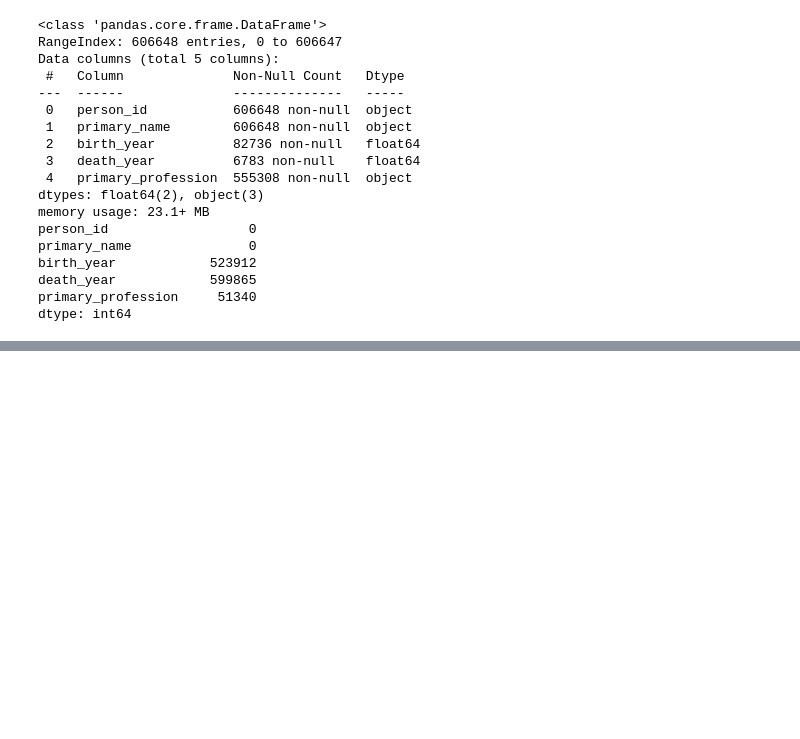
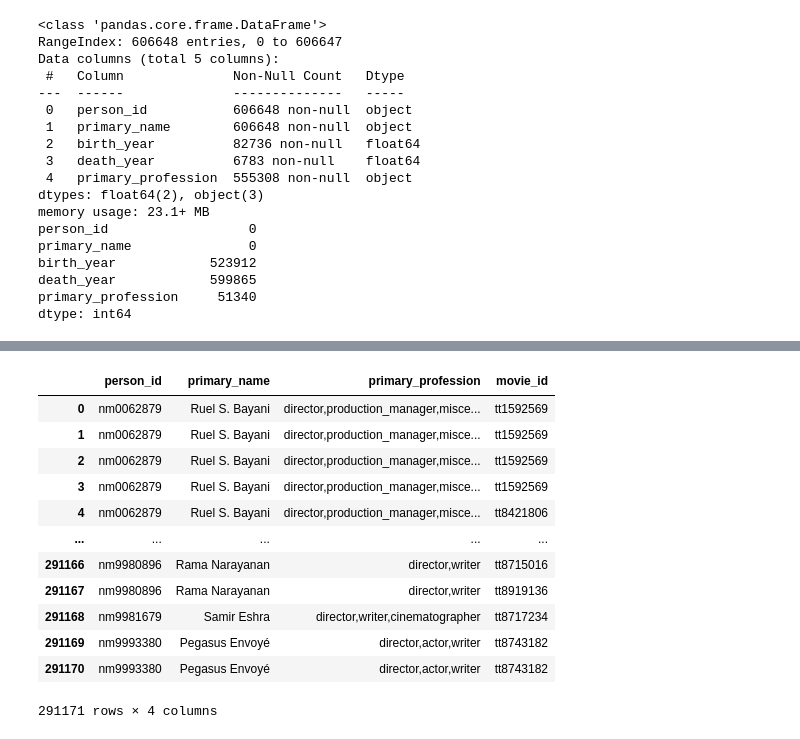
Before and after one commit to Arasirwa/stunning-computing-machine, a Jupyter notebook: notebooks/exploratory.ipynb, the cells around one changed output, grey strips where cells are left out. Cells and saved outputs as stored; diff of their text form; code cells hidden in the pictures; blank space fills up the shorter version.

```diff
--- a/notebooks/exploratory.ipynb
+++ b/notebooks/exploratory.ipynb
@@ -418,4 +469,4 @@ dtype: int64
 # %%
-persons_cp['primary_profession'].fillna('unknown',inplace = True)
+persons_cp['primary_profession'].fillna('unknown')
 persons_cp.isnull().sum()
 # %% [output]
@@ -427 +478,3 @@ primary_profession    0
 dtype: int64
+# %%
+persons_cp = persons_cp.drop(columns=['birth_year', 'death_year'])
@@ -427,0 +497,6 @@ dtype: int64
+# %%
+directors = imdb_tables['directors']
+directors.shape
+directors.isna().any()
+directors.duplicated().sum()
+directors.info()
@@ -427,0 +513,19 @@ dtype: int64
+# %%
+directors_cp = directors.copy(deep=True)
+# %%
+people_merge = persons_cp.merge(directors_cp, on='person_id', how='inner')
+people_merge
+# %% [output]
+|  | person_id | primary_name | primary_profession | movie_id |
+| 0 | nm0062879 | Ruel S. Bayani | director,production_manager,misce... | tt1592569 |
+| 1 | nm0062879 | Ruel S. Bayani | director,production_manager,misce... | tt1592569 |
+| 2 | nm0062879 | Ruel S. Bayani | director,production_manager,misce... | tt1592569 |
+| 3 | nm0062879 | Ruel S. Bayani | director,production_manager,misce... | tt1592569 |
+| 4 | nm0062879 | Ruel S. Bayani | director,production_manager,misce... | tt8421806 |
+| ... | ... | ... | ... | ... |
+| 291166 | nm9980896 | Rama Narayanan | director,writer | tt8715016 |
+| 291167 | nm9980896 | Rama Narayanan | director,writer | tt8919136 |
+| 291168 | nm9981679 | Samir Eshra | director,writer,cinematographer | tt8717234 |
+| 291169 | nm9993380 | Pegasus Envoyé | director,actor,writer | tt8743182 |
+| 291170 | nm9993380 | Pegasus Envoyé | director,actor,writer | tt8743182 |
+291171 rows × 4 columns
```
Also changed, not shown: parts of 23 cells of this notebook.
